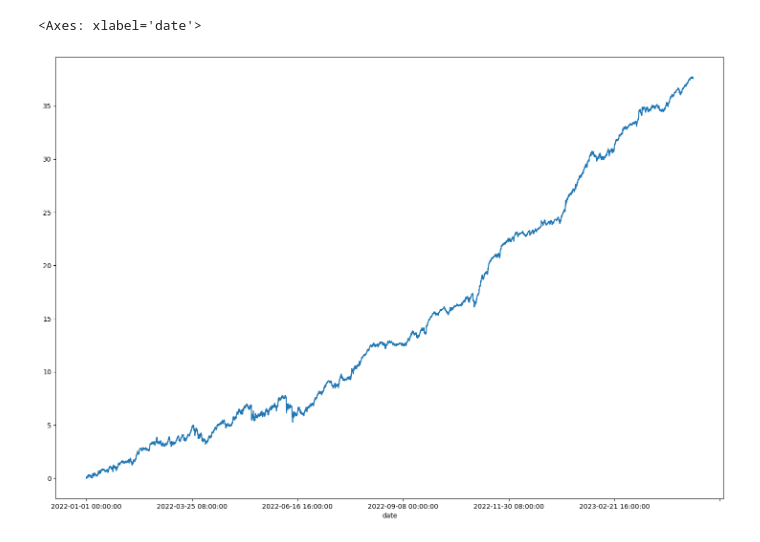
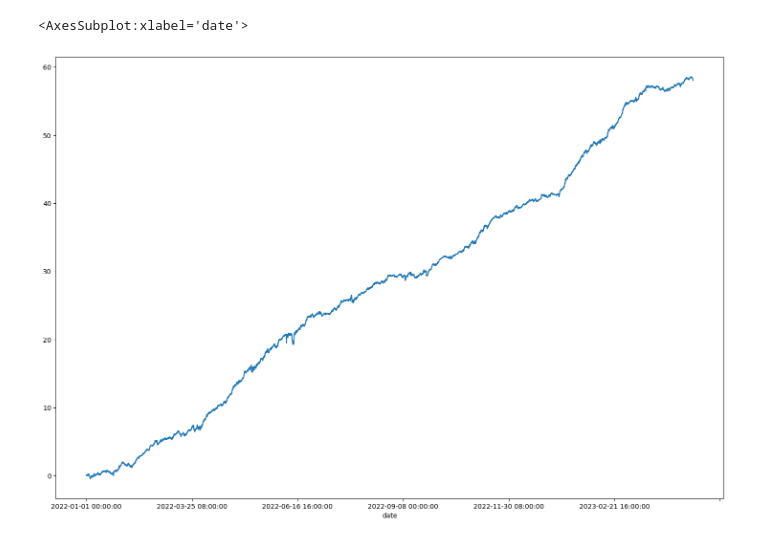
Before and after one commit to wmlakefund10/crypto_shared, a Jupyter notebook: research_infra_examples.ipynb, the cells around one changed output. Saved outputs shown, nothing was run; the diff lists cells and outputs as text; code cells hidden in the pictures.

```diff
--- a/research_infra_examples.ipynb
+++ b/research_infra_examples.ipynb
@@ -44,6 +87,6 @@ utility.cgma(alldata, cn=['cnt', 'vol', 'adv'], gb=utility.xrank(alldata['alpha_
 # %%
-tfilters = (alldata.date > '2022') & alldata.inuniv & (alldata['alpha_bperf_24'].abs()>0.8)
-alldata[tfilters].groupby('date').apply(lambda x: (-x['alpha_bperf_24']*x['fret_15m'].clip(-0.5,0.5)).sum()).cumsum().plot(figsize=(18,12))
+tfilters = (alldata.date > '2022') & alldata.inuniv & (alldata['alpha_bperf_5'].abs()>0.8)
+alldata[tfilters].groupby('date').apply(lambda x: (-x['alpha_bperf_5']*x['fret_15m'].clip(-0.5,0.5)).sum()).cumsum().plot(figsize=(18,12))
 # %% [output]
-<Axes: xlabel='date'>
+<AxesSubplot:xlabel='date'>
-[figure, old version]
+[figure, new version]
```
Also changed, not shown: parts of 13 cells of this notebook.
